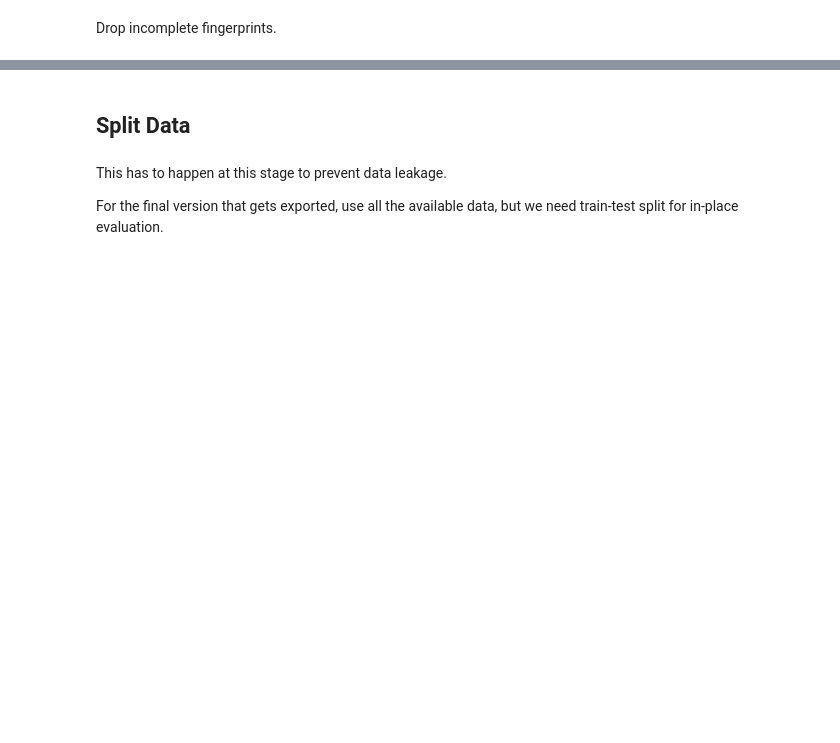
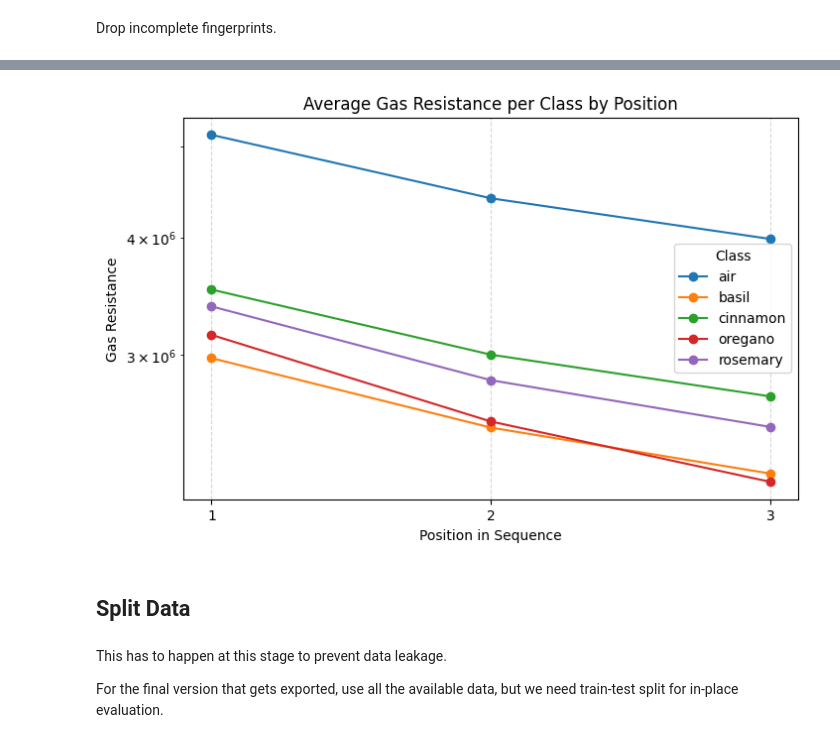
Before and after one commit to lucwl/olfactml, a Jupyter notebook: notebooks/cnn.ipynb, the cells around one changed output, grey strips where cells are left out. Cells and saved outputs as stored; diff of their text form; code cells hidden in the pictures; blank space fills up the shorter version.

```diff
--- a/notebooks/cnn.ipynb
+++ b/notebooks/cnn.ipynb
@@ -145,3 +170,24 @@ rosemary        1437
+# %%
+import matplotlib.pyplot as plt
+
+# Compute average gas_resistance per class per position
+avg_gas = data.groupby(['label', 'position'])['gas_resistance'].mean().unstack(level=0)
+
+plt.figure(figsize=(8,5))
+
+for cls in avg_gas.columns:
+    plt.plot(avg_gas.index, avg_gas[cls], marker='o', label=cls)
+
+plt.title("Average Gas Resistance per Class by Position")
+plt.xlabel("Position in Sequence")
+plt.ylabel("Gas Resistance")
+plt.yscale('log')  # optional: use log scale if values vary a lot
+plt.xticks(avg_gas.index)
+plt.grid(True, linestyle='--', alpha=0.5)
+plt.legend(title="Class")
+plt.show()
+# %% [output]
+[figure, added]
 # %% [markdown]
 ## Split Data
 # %% [markdown]
```
Also changed, not shown: parts of 17 cells of this notebook, 4 other files.
